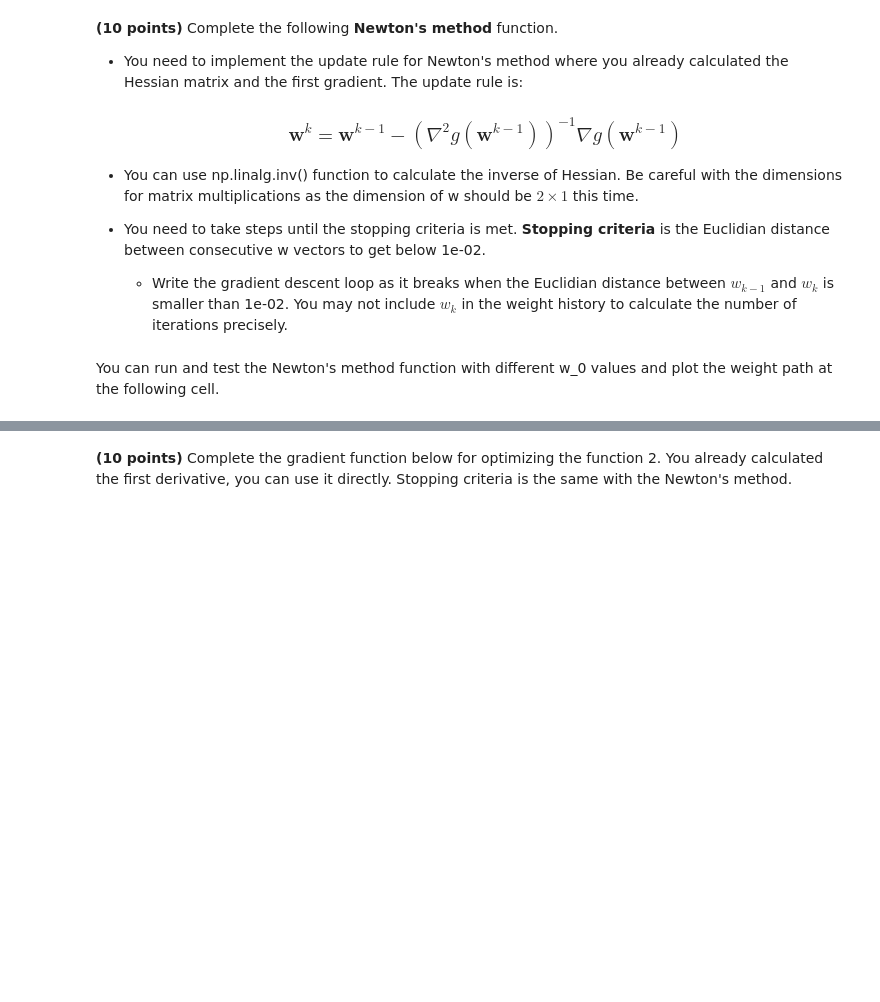
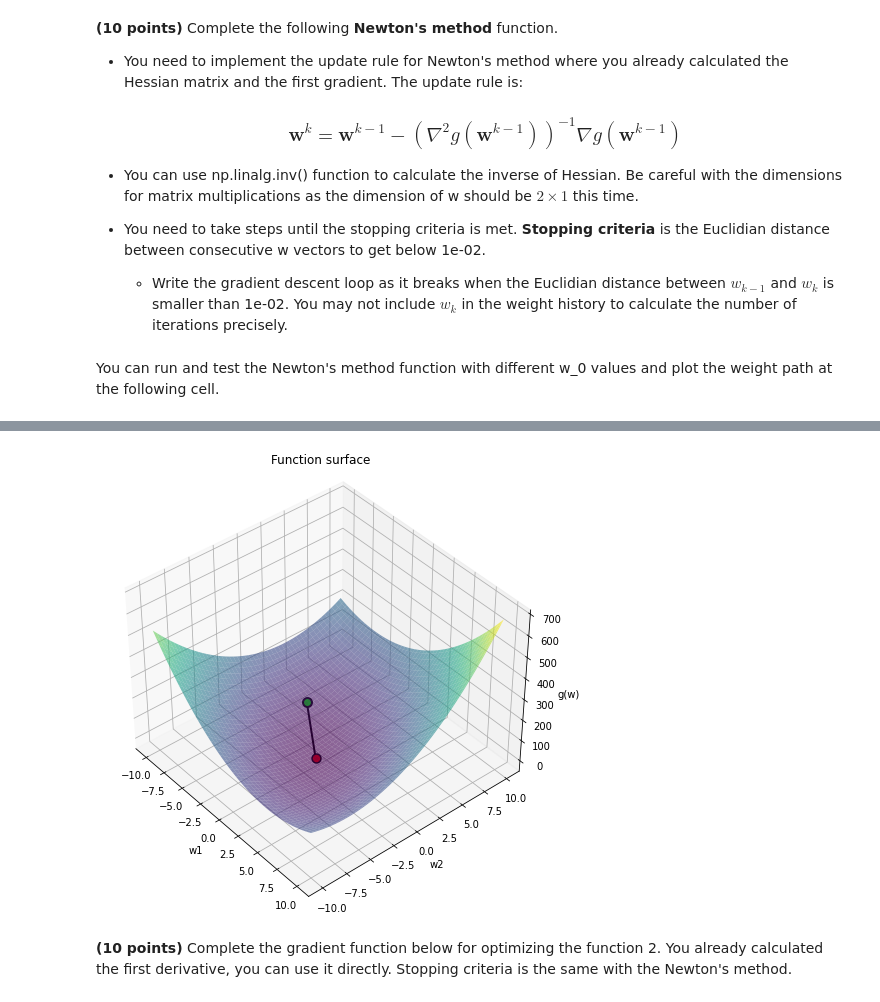
Before and after one commit to feyza-droid/ml_hw2, a Jupyter notebook: HW2_Template.ipynb, the cells around one changed output, grey strips where cells are left out. Drawn from its saved outputs; the diff is of its cells as text; code cells hidden in the pictures; blank space fills up the shorter version.

```diff
--- a/HW2_Template.ipynb
+++ b/HW2_Template.ipynb
@@ -317,3 +322,14 @@ TypeError: unsupported operand type(s) for *: 'ellipsis' and 'int'
+# %%
+w, w_history = NewtonsMethod_func2(g, w_0=np.array([[-5],[2]]))
+
+# Squeeze w vectors for plotting
+for i in range(len(w_history)):
+    w = w_history[i]
+    w_history[i] = np.squeeze(w)
+
+plotFunction(g, w_history, view=(40,-40),w_min=-10, w_max=10)
+# %% [output]
+[figure, added]
 # %% [markdown]
 **(10 points)** Complete the gradient function below for optimizing the function 2. You already calculated the first derivative, you can use it directly. Stopping criteria is the same with the Newton's method.
 # %%
```
Also changed, not shown: parts of 2 cells of this notebook.
